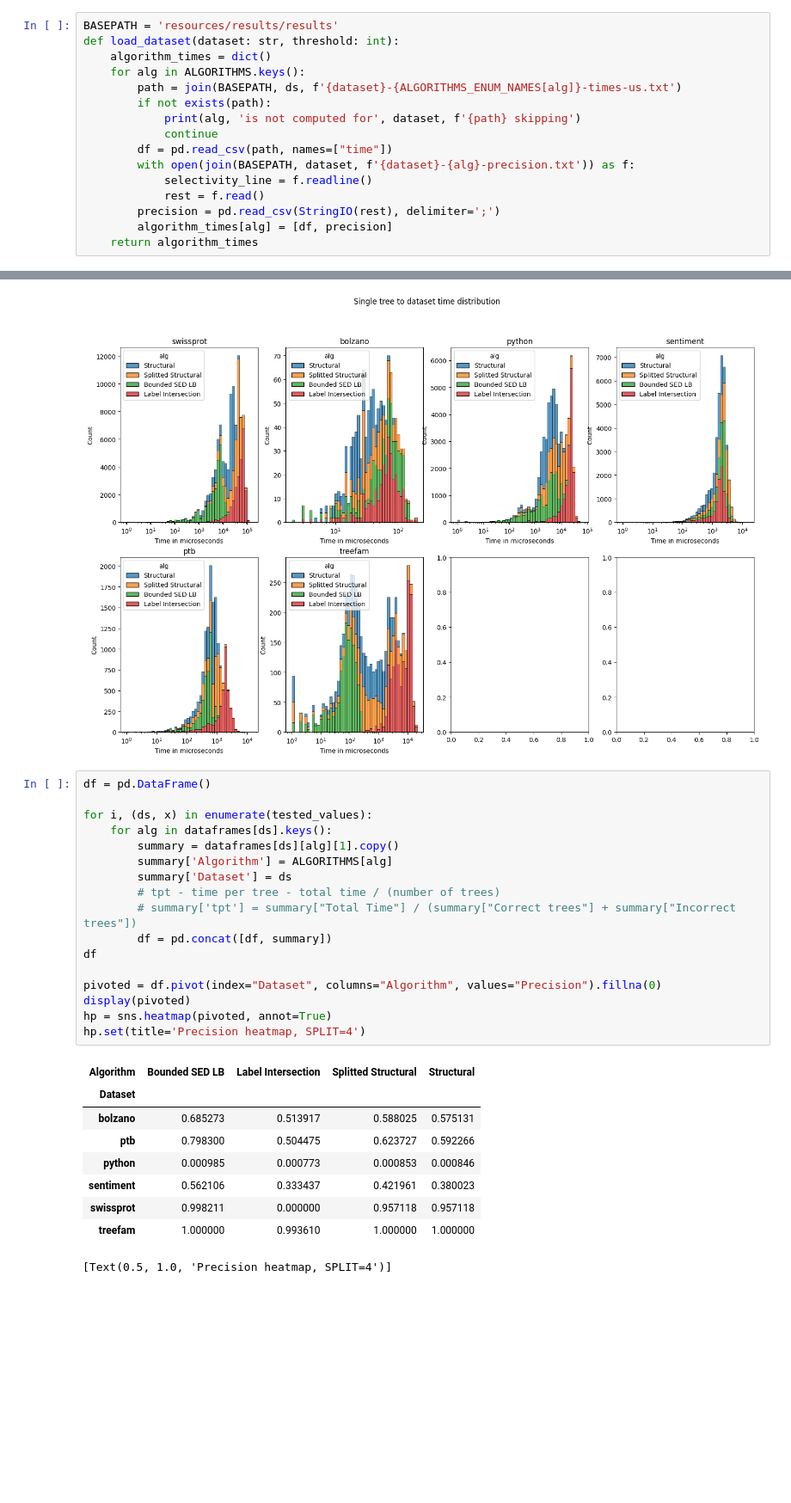
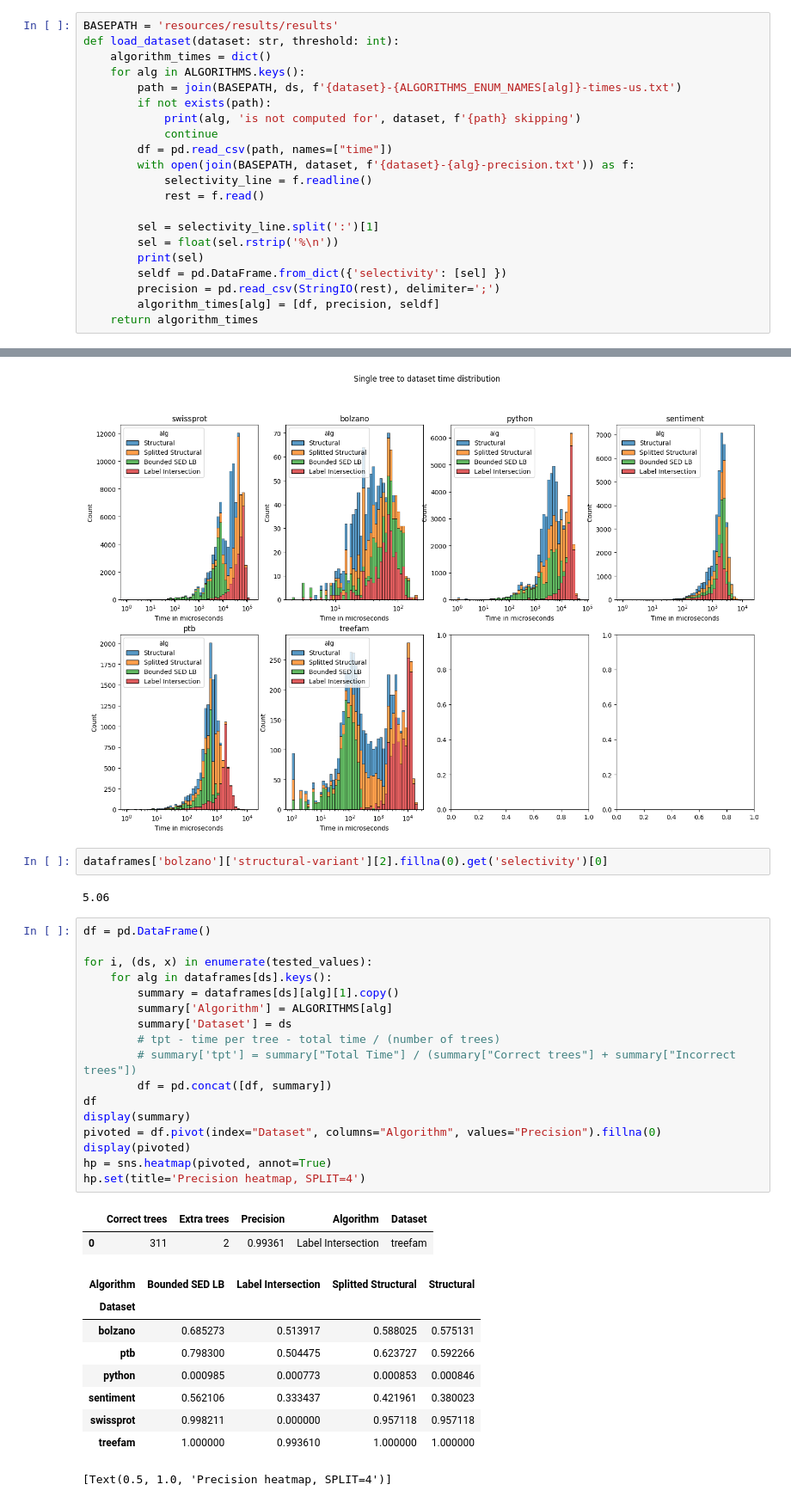
Before and after one commit to LukMRVC/tree-statistics, a Jupyter notebook: TED-viz.ipynb, the cells around one changed output, grey strips where cells are left out. Shown at 86% size. Saved outputs shown, nothing was run; the diff lists cells and outputs as text; blank space fills up the shorter version.

```diff
--- a/TED-viz.ipynb
+++ b/TED-viz.ipynb
@@ -35,8 +35,13 @@ def load_dataset(dataset: str, threshold: int):
         with open(join(BASEPATH, dataset, f'{dataset}-{alg}-precision.txt')) as f:
             selectivity_line = f.readline()
             rest = f.read()
+
+        sel = selectivity_line.split(':')[1]
+        sel = float(sel.rstrip('%\n'))
+        print(sel)
+        seldf = pd.DataFrame.from_dict({'selectivity': [sel] })
         precision = pd.read_csv(StringIO(rest), delimiter=';')
-        algorithm_times[alg] = [df, precision]
+        algorithm_times[alg] = [df, precision, seldf]
     return algorithm_times
 # %%
 tested_values= [('swissprot', 20), ('bolzano', 20), ('python', 30), ('sentiment', 10), ('ptb', 10), ('treefam', 15), ('DBLP', 6)]
@@ -124,31 +147,37 @@ Printing  treefam
 Printing  DBLP
 [figure]
 [figure]
+# %%
+dataframes['bolzano']['structural-variant'][2].fillna(0).get('selectivity')[0]
+# %% [output]
+5.06
 # %%
 df = pd.DataFrame()
 
 for i, (ds, x) in enumerate(tested_values):
     for alg in dataframes[ds].keys():
         summary = dataframes[ds][alg][1].copy()
         summary['Algorithm'] = ALGORITHMS[alg]
         summary['Dataset'] = ds
         # tpt - time per tree - total time / (number of trees)
         # summary['tpt'] = summary["Total Time"] / (summary["Correct trees"] + summary["Incorrect trees"])
         df = pd.concat([df, summary])
 df
-
+display(summary)
 pivoted = df.pivot(index="Dataset", columns="Algorithm", values="Precision").fillna(0)
 display(pivoted)
 hp = sns.heatmap(pivoted, annot=True)
 hp.set(title='Precision heatmap, SPLIT=4')
 # %% [output]
-| Algorithm | Bounded SED LB | Label Intersection | Splitted Structural | Structural |
-| Dataset |  |  |  |  |
-| bolzano | 0.685273 | 0.513917 | 0.588025 | 0.575131 |
-| ptb | 0.798300 | 0.504475 | 0.623727 | 0.592266 |
-| python | 0.000985 | 0.000773 | 0.000853 | 0.000846 |
-| sentiment | 0.562106 | 0.333437 | 0.421961 | 0.380023 |
-| swissprot | 0.998211 | 0.000000 | 0.957118 | 0.957118 |
-| treefam | 1.000000 | 0.993610 | 1.000000 | 1.000000 |
+|  | Correct trees | Extra trees | Precision | Algorithm | Dataset |
+| 0 | 311 | 2 | 0.99361 | Label Intersection | treefam |
+| Algorithm | Bounded SED LB | Label Intersection | Splitted Structural | Structural |
+| Dataset |  |  |  |  |
+| bolzano | 0.685273 | 0.513917 | 0.588025 | 0.575131 |
+| ptb | 0.798300 | 0.504475 | 0.623727 | 0.592266 |
+| python | 0.000985 | 0.000773 | 0.000853 | 0.000846 |
+| sentiment | 0.562106 | 0.333437 | 0.421961 | 0.380023 |
+| swissprot | 0.998211 | 0.000000 | 0.957118 | 0.957118 |
+| treefam | 1.000000 | 0.993610 | 1.000000 | 1.000000 |
 [Text(0.5, 1.0, 'Precision heatmap, SPLIT=4')]
 [figure]
```
Also changed, not shown: parts of 3 cells of this notebook.
